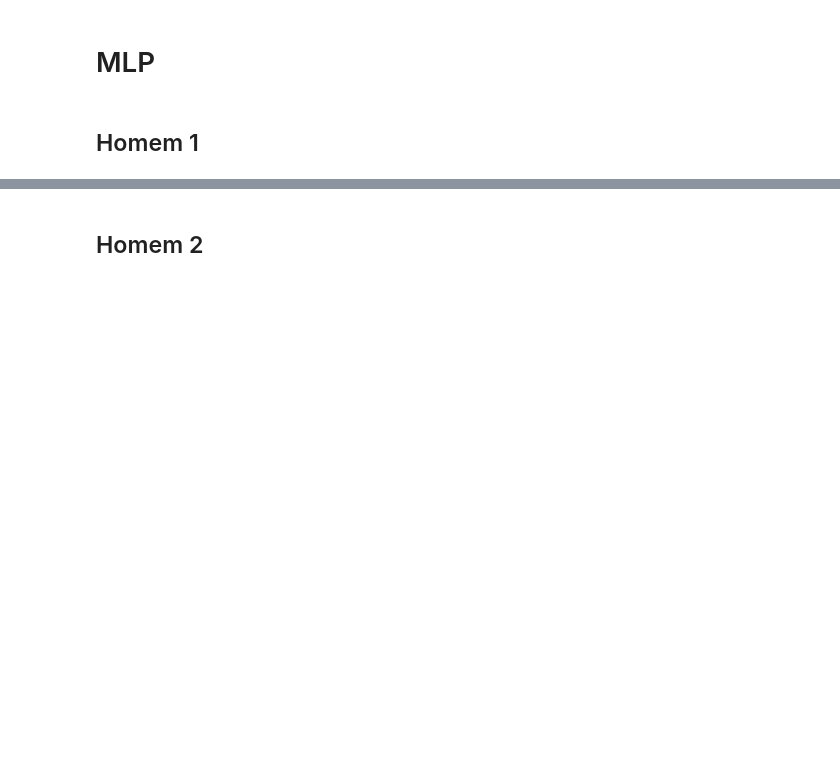
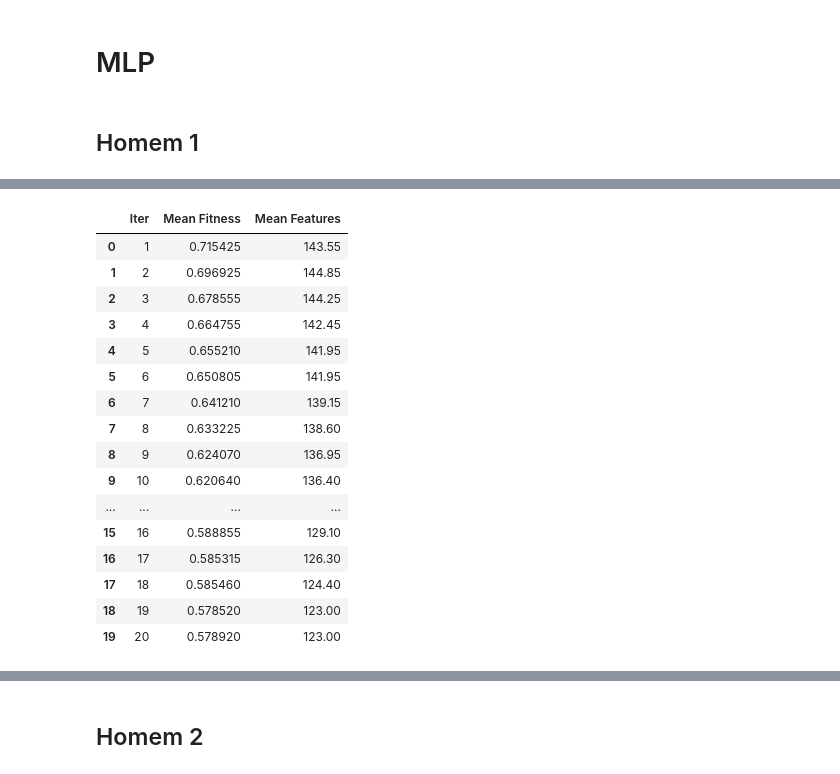
Before and after one commit to RafaelGAT108/evolutionary_computation, a Jupyter notebook: libs/tlbo.ipynb, the cells around one changed output, grey strips where cells are left out. Saved outputs shown, nothing was run; the diff lists cells and outputs as text; code cells hidden in the pictures; blank space fills up the shorter version.

Commit message:
TLBO algorithms

```diff
--- a/libs/tlbo.ipynb
+++ b/libs/tlbo.ipynb
@@ -271,7 +853,7 @@ def run_model(model, X_train, y_train, X_test, y_test, metric):
 
 
 def evaluate_function(chromossome, metric = 'train'):
-    data = pd.read_csv('/home/rafael/Mestrado/Artigo TLBO/database/mulher3.csv', delimiter=';')
+    data = pd.read_csv(f'/home/rafael/Mestrado/Artigo TLBO/database/mulher3.csv', delimiter=';')
     label_counts = data['Output'].value_counts().sort_index()
 
     data = data.dropna(axis=1)
@@ -414,7 +966,7 @@ def evaluate_function(chromossome, metric = 'train'):
             Dense(10, activation='tanh', input_shape=(X_train.shape[1],)),
             Dense(len(np.unique(y)), activation='softmax')
         ])
-        optimizer = RMSprop(learning_rate=0.001)
+        optimizer = RMSprop(learning_rate=0.001, momentum=0.9)
         model.compile(optimizer=optimizer, loss='categorical_crossentropy', metrics=['accuracy'])
         return model
 
@@ -440,9 +992,10 @@ def evaluate_function(chromossome, metric = 'train'):
 tlbo = TLBO(cost_function=evaluate_function,
             population_size=20,
             dim=634,
+            zero_percentage=0.98,
             iterations_size=20)
 
-best_student = tlbo.execute()
+best_student, mean_fitness, mean_features = tlbo.execute()
 evaluate_function(best_student.position, metric = 'validation')
 # %% [output]
 Iteration: 1
@@ -481,0 +1103,25 @@ best_student.position
+# %%
+best_student, mean_fitness, mean_features
+results = pd.DataFrame({'Iter': [i+1 for i in range(20)],
+           'Mean Fitness': mean_fitness,
+           'Mean Features': mean_features,
+           })
+results
+# %% [output]
+|  | Iter | Mean Fitness | Mean Features |
+| 0 | 1 | 0.715425 | 143.55 |
+| 1 | 2 | 0.696925 | 144.85 |
+| 2 | 3 | 0.678555 | 144.25 |
+| 3 | 4 | 0.664755 | 142.45 |
+| 4 | 5 | 0.655210 | 141.95 |
+| 5 | 6 | 0.650805 | 141.95 |
+| 6 | 7 | 0.641210 | 139.15 |
+| 7 | 8 | 0.633225 | 138.60 |
+| 8 | 9 | 0.624070 | 136.95 |
+| 9 | 10 | 0.620640 | 136.40 |
+| ... | ... | ... | ... |
+| 15 | 16 | 0.588855 | 129.10 |
+| 16 | 17 | 0.585315 | 126.30 |
+| 17 | 18 | 0.585460 | 124.40 |
+| 18 | 19 | 0.578520 | 123.00 |
+| 19 | 20 | 0.578920 | 123.00 |
```
Also changed, not shown: parts of 49 cells of this notebook, 1 other file.
